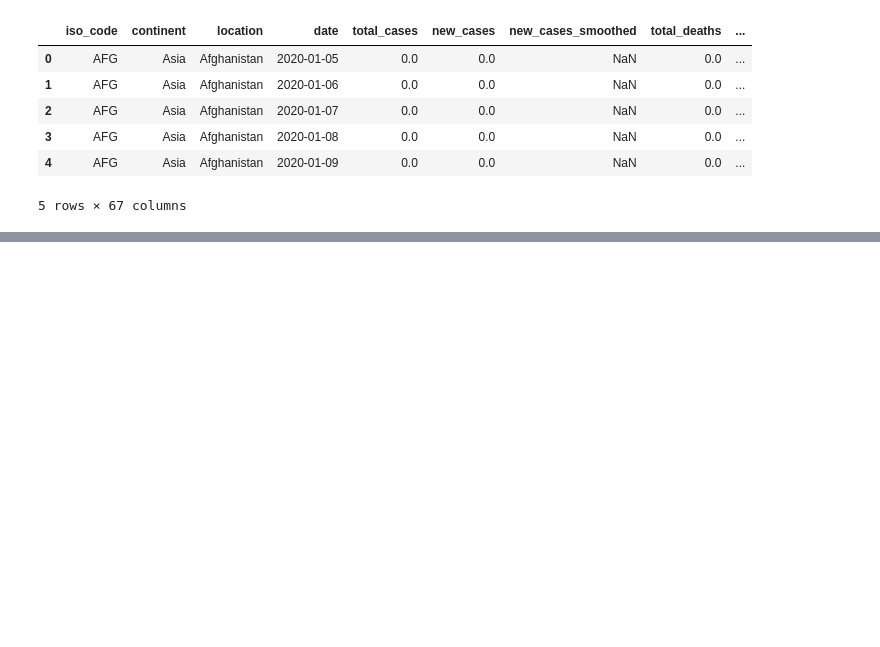
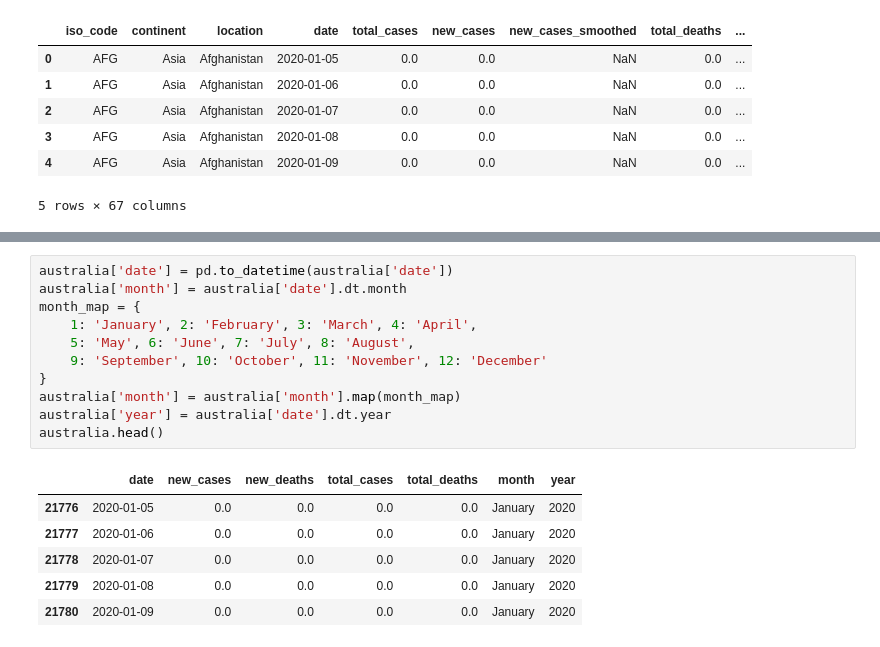
Before and after one commit to AlexWilliams1004/covid_analysis, a Jupyter notebook: covid_analysis.ipynb, the cells around one changed output, grey strips where cells are left out. Cells and saved outputs as stored; diff of their text form; blank space fills up the shorter version.

```diff
--- a/covid_analysis.ipynb
+++ b/covid_analysis.ipynb
@@ -49,0 +50,18 @@ australia.head(10)
+# %%
+australia['date'] = pd.to_datetime(australia['date'])
+australia['month'] = australia['date'].dt.month
+month_map = {
+    1: 'January', 2: 'February', 3: 'March', 4: 'April',
+    5: 'May', 6: 'June', 7: 'July', 8: 'August',
+    9: 'September', 10: 'October', 11: 'November', 12: 'December'
+}
+australia['month'] = australia['month'].map(month_map)
+australia['year'] = australia['date'].dt.year
+australia.head()
+# %% [output]
+|  | date | new_cases | new_deaths | total_cases | total_deaths | month | year |
+| 21776 | 2020-01-05 | 0.0 | 0.0 | 0.0 | 0.0 | January | 2020 |
+| 21777 | 2020-01-06 | 0.0 | 0.0 | 0.0 | 0.0 | January | 2020 |
+| 21778 | 2020-01-07 | 0.0 | 0.0 | 0.0 | 0.0 | January | 2020 |
+| 21779 | 2020-01-08 | 0.0 | 0.0 | 0.0 | 0.0 | January | 2020 |
+| 21780 | 2020-01-09 | 0.0 | 0.0 | 0.0 | 0.0 | January | 2020 |
```
Also changed, not shown: parts of 6 cells of this notebook.
